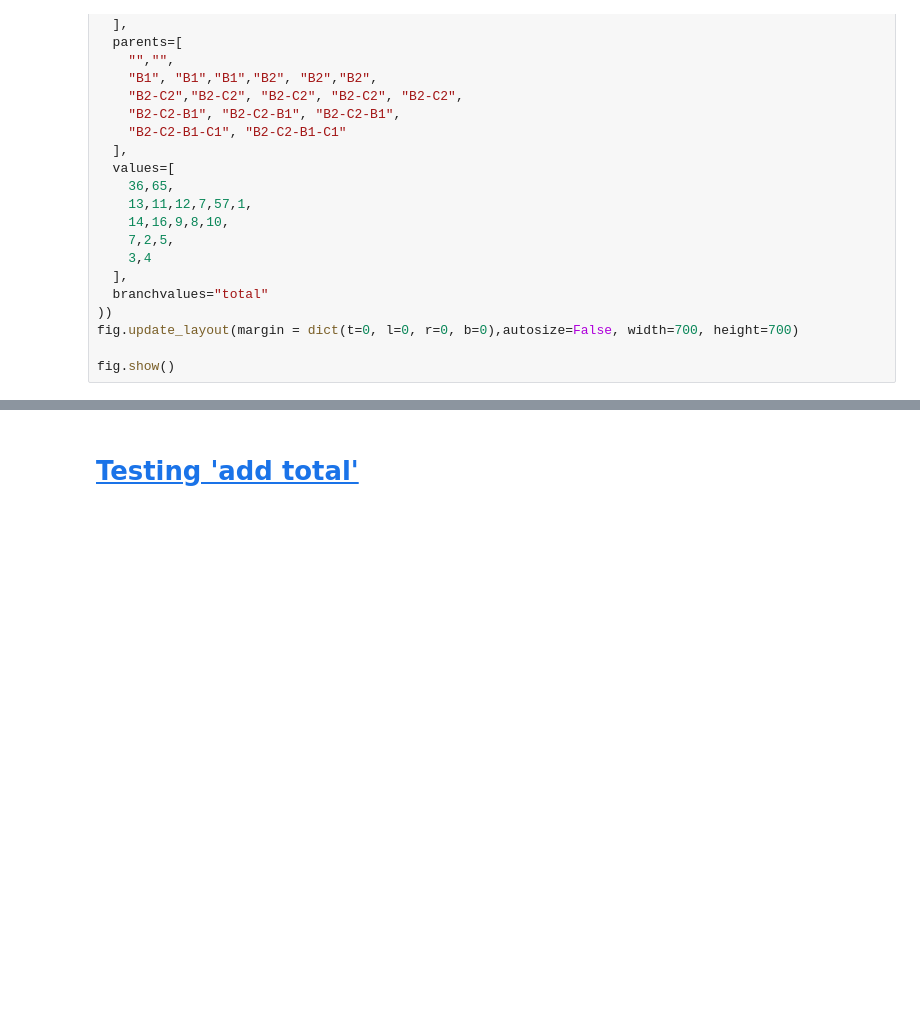
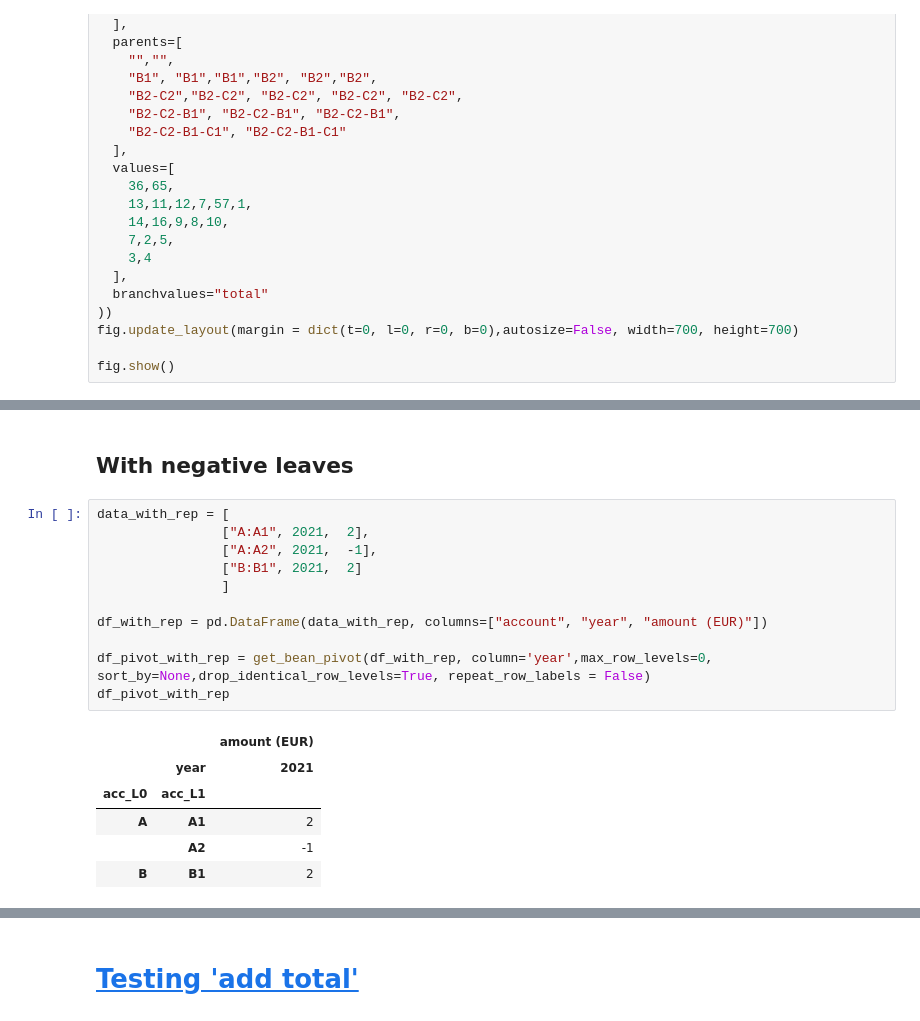
Before and after one commit to Ev2geny/evbeantools, a Jupyter notebook: experim/juptools_test.ipynb, the cells around one changed output, grey strips where cells are left out. Saved outputs shown, nothing was run; the diff lists cells and outputs as text; blank space fills up the shorter version.

Commit message:
Handling of negative nodes works, but not 100% correct yet. It removes a parent of the nagative node

```diff
--- a/experim/juptools_test.ipynb
+++ b/experim/juptools_test.ipynb
@@ -211,0 +249,20 @@ fig.show()
+# %% [markdown]
+## With negative leaves
+# %%
+data_with_rep = [
+                ["A:A1", 2021,  2],
+                ["A:A2", 2021,  -1],
+                ["B:B1", 2021,  2]
+                ]
+
+df_with_rep = pd.DataFrame(data_with_rep, columns=["account", "year", "amount (EUR)"])
+
+df_pivot_with_rep = get_bean_pivot(df_with_rep, column='year',max_row_levels=0, sort_by=None,drop_identical_row_levels=True, repeat_row_labels = False)
+df_pivot_with_rep
+# %% [output]
+|  |  | amount (EUR) |
+|  | year | 2021 |
+| acc_L0 | acc_L1 |  |
+| A | A1 | 2 |
+|  | A2 | -1 |
+| B | B1 | 2 |
```
Also changed, not shown: parts of 5 cells of this notebook, 1 other file.
